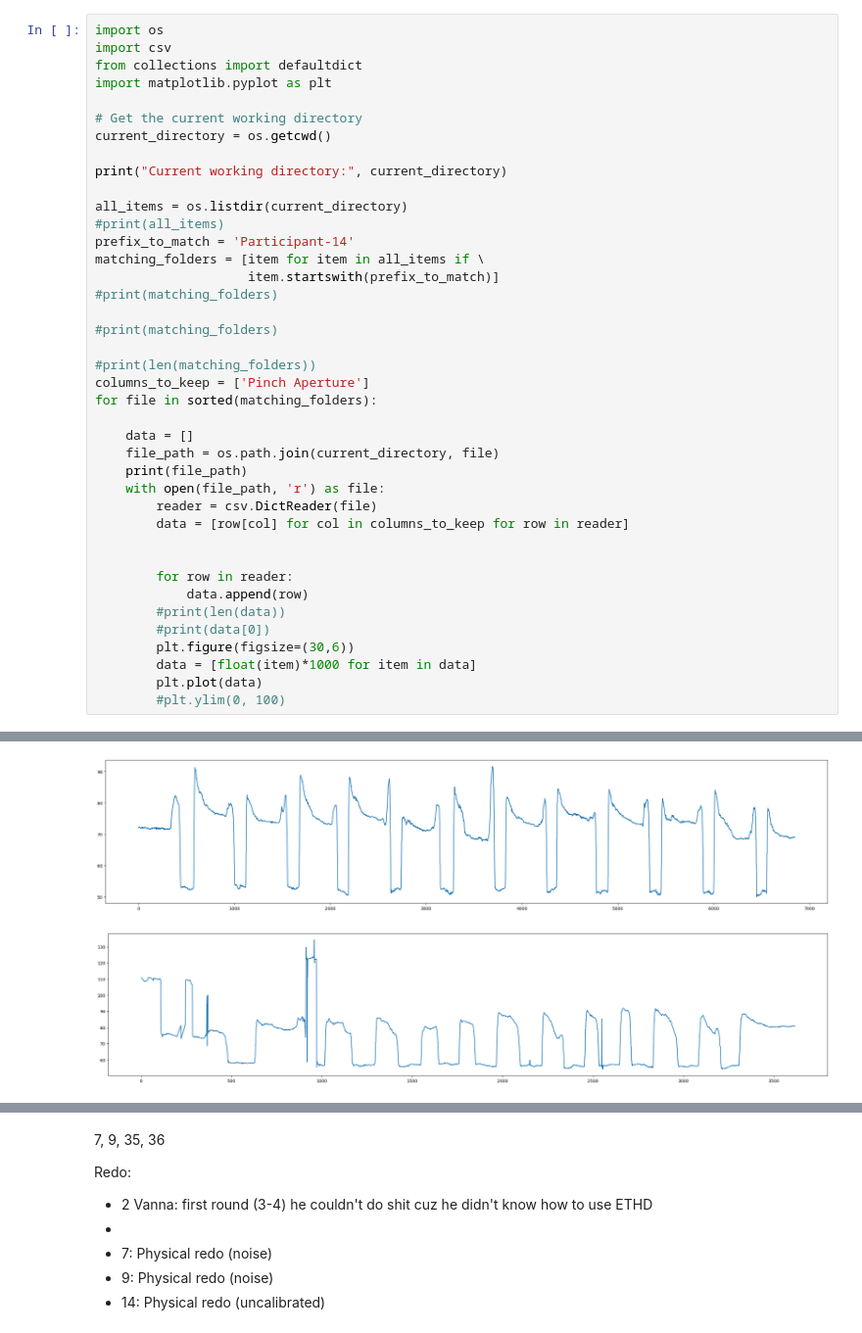
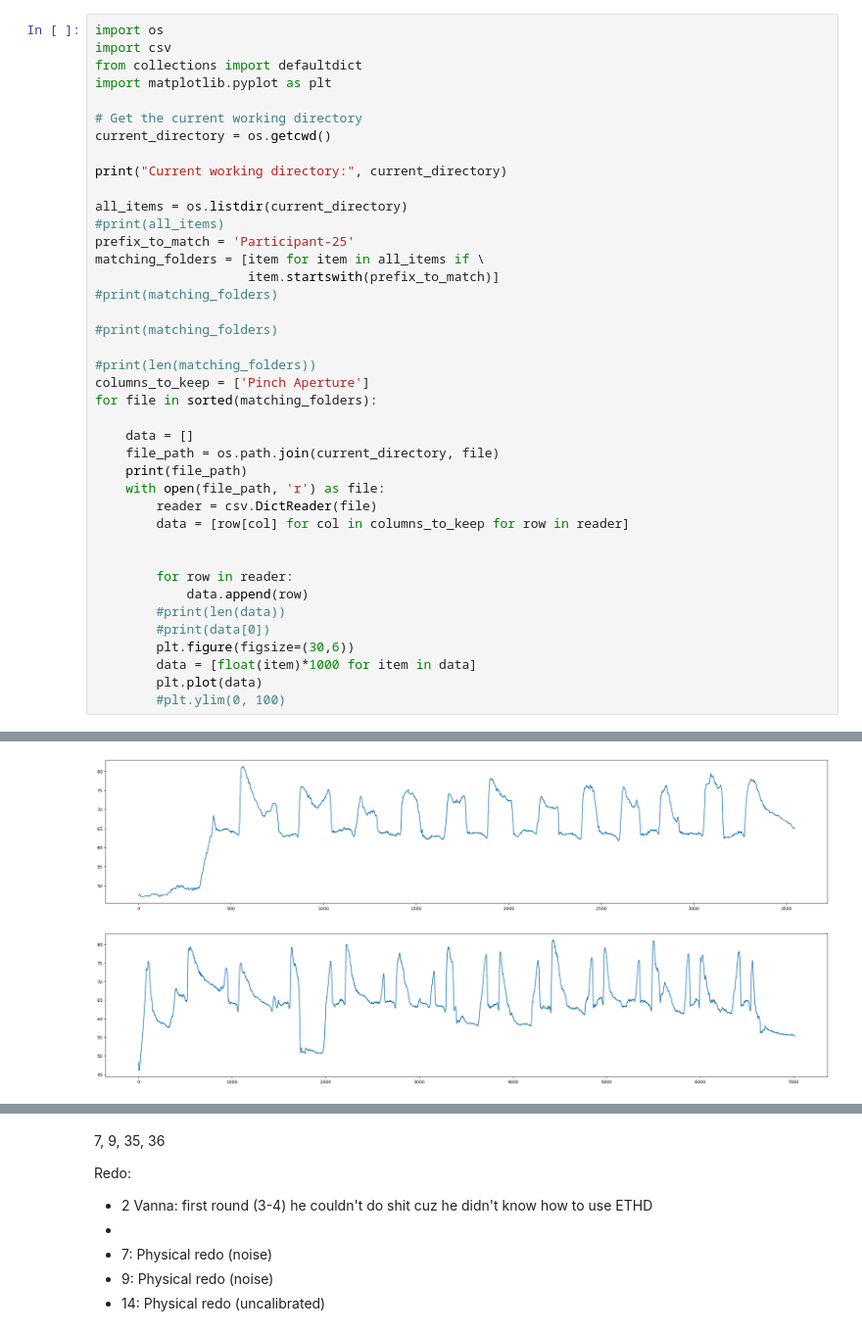
Before and after one commit to Kelesbekov/Pincer, a Jupyter notebook: Study 1 All/data.ipynb, the cells around one changed output, grey strips where cells are left out. Shown at 98% size. Saved outputs shown, nothing was run; the diff lists cells and outputs as text.

```diff
--- a/Study 1 All/data.ipynb
+++ b/Study 1 All/data.ipynb
@@ -11,7 +11,7 @@ print("Current working directory:", current_directory)
 
 all_items = os.listdir(current_directory)
 #print(all_items)
-prefix_to_match = 'Participant-14'
+prefix_to_match = 'Participant-25'
 matching_folders = [item for item in all_items if \
                     item.startswith(prefix_to_match)]
 #print(matching_folders)
@@ -56,2 +56,2 @@ Current working directory: /Users/ukelesbekov/Library/CloudStorage/OneDrive-TheU
-[figure, old version]
+[figure, new version]
-[figure, old version]
+[figure, new version]
```
Also changed, not shown: parts of 1 cell of this notebook.
